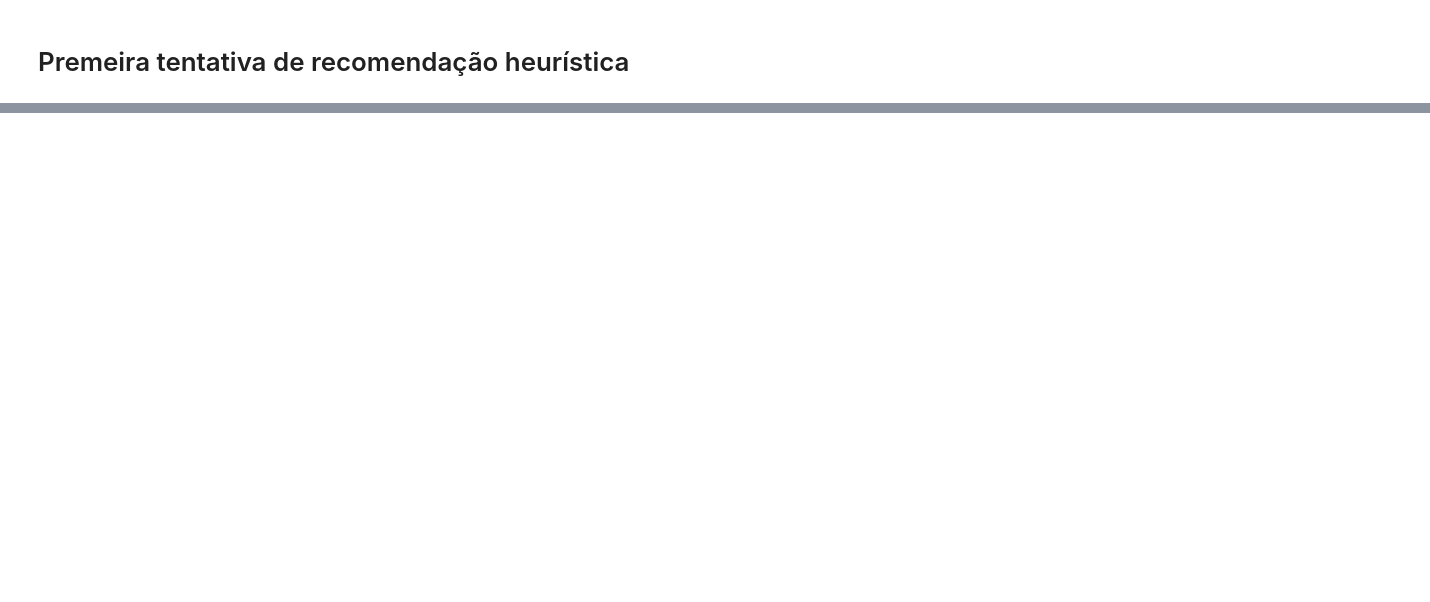
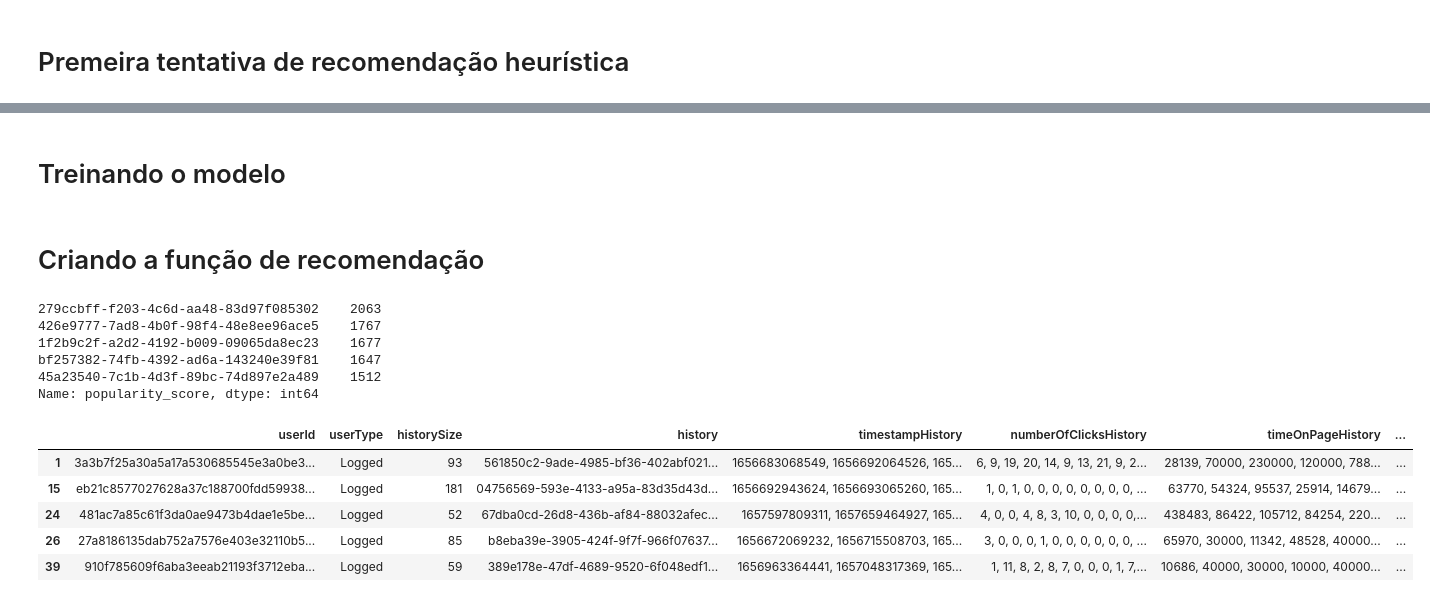
Before and after one commit to pedro21900/fase_5_datathon, a Jupyter notebook: notebooks/analisando_dados.ipynb, the cells around one changed output, grey strips where cells are left out. Saved outputs shown, nothing was run; the diff lists cells and outputs as text; code cells hidden in the pictures; blank space fills up the shorter version.

```diff
--- a/notebooks/analisando_dados.ipynb
+++ b/notebooks/analisando_dados.ipynb
@@ -197,0 +175,2 @@ recommended_items = interaction_matrix.columns[recommended_indices]
+# %% [markdown]
+# Treinando o modelo
@@ -198 +195,3 @@ recommended_items = interaction_matrix.columns[recommended_indices]
+# %% [markdown]
+# Criando a função de recomendação
 # %%
@@ -199,0 +232,18 @@ news_item.set_index('history').loc[recommended_items]
+# %%
+recomender('27a8186135dab752a7576e403e32110b53b93c9523e36b91addfaee131873504',top_k=5)['popularity_score']
+# %% [output]
+279ccbff-f203-4c6d-aa48-83d97f085302    2063
+426e9777-7ad8-4b0f-98f4-48e8ee96ace5    1767
+1f2b9c2f-a2d2-4192-b009-09065da8ec23    1677
+bf257382-74fb-4392-ad6a-143240e39f81    1647
+45a23540-7c1b-4d3f-89bc-74d897e2a489    1512
+Name: popularity_score, dtype: int64
+# %%
+user_infos.query("historySize>100 and userType=='Logged'").head()
+# %% [output]
+|  | userId | userType | historySize | history | timestampHistory | numberOfClicksHistory | timeOnPageHistory | ... |
+| 1 | 3a3b7f25a30a5a17a530685545e3a0be3... | Logged | 93 | 561850c2-9ade-4985-bf36-402abf021... | 1656683068549, 1656692064526, 165... | 6, 9, 19, 20, 14, 9, 13, 21, 9, 2... | 28139, 70000, 230000, 120000, 788... | ... |
+| 15 | eb21c8577027628a37c188700fdd59938... | Logged | 181 | 04756569-593e-4133-a95a-83d35d43d... | 1656692943624, 1656693065260, 165... | 1, 0, 1, 0, 0, 0, 0, 0, 0, 0, 0, ... | 63770, 54324, 95537, 25914, 14679... | ... |
+| 24 | 481ac7a85c61f3da0ae9473b4dae1e5be... | Logged | 52 | 67dba0cd-26d8-436b-af84-88032afec... | 1657597809311, 1657659464927, 165... | 4, 0, 0, 4, 8, 3, 10, 0, 0, 0, 0,... | 438483, 86422, 105712, 84254, 220... | ... |
+| 26 | 27a8186135dab752a7576e403e32110b5... | Logged | 85 | b8eba39e-3905-424f-9f7f-966f07637... | 1656672069232, 1656715508703, 165... | 3, 0, 0, 0, 1, 0, 0, 0, 0, 0, 0, ... | 65970, 30000, 11342, 48528, 40000... | ... |
+| 39 | 910f785609f6aba3eeab21193f3712eba... | Logged | 59 | 389e178e-47df-4689-9520-6f048edf1... | 1656963364441, 1657048317369, 165... | 1, 11, 8, 2, 8, 7, 0, 0, 0, 1, 7,... | 10686, 40000, 30000, 10000, 40000... | ... |
```
Also changed, not shown: parts of 14 cells of this notebook, 1 other file.
